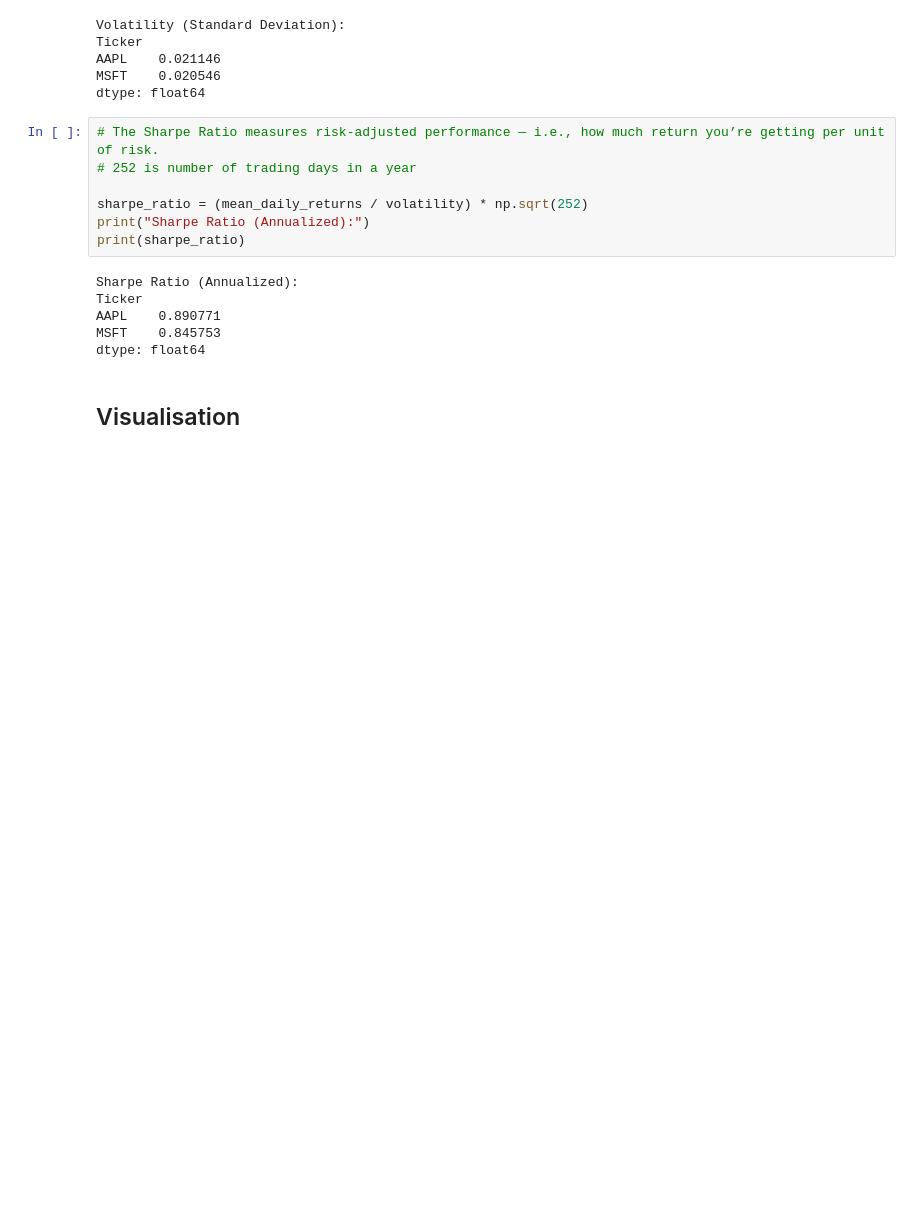
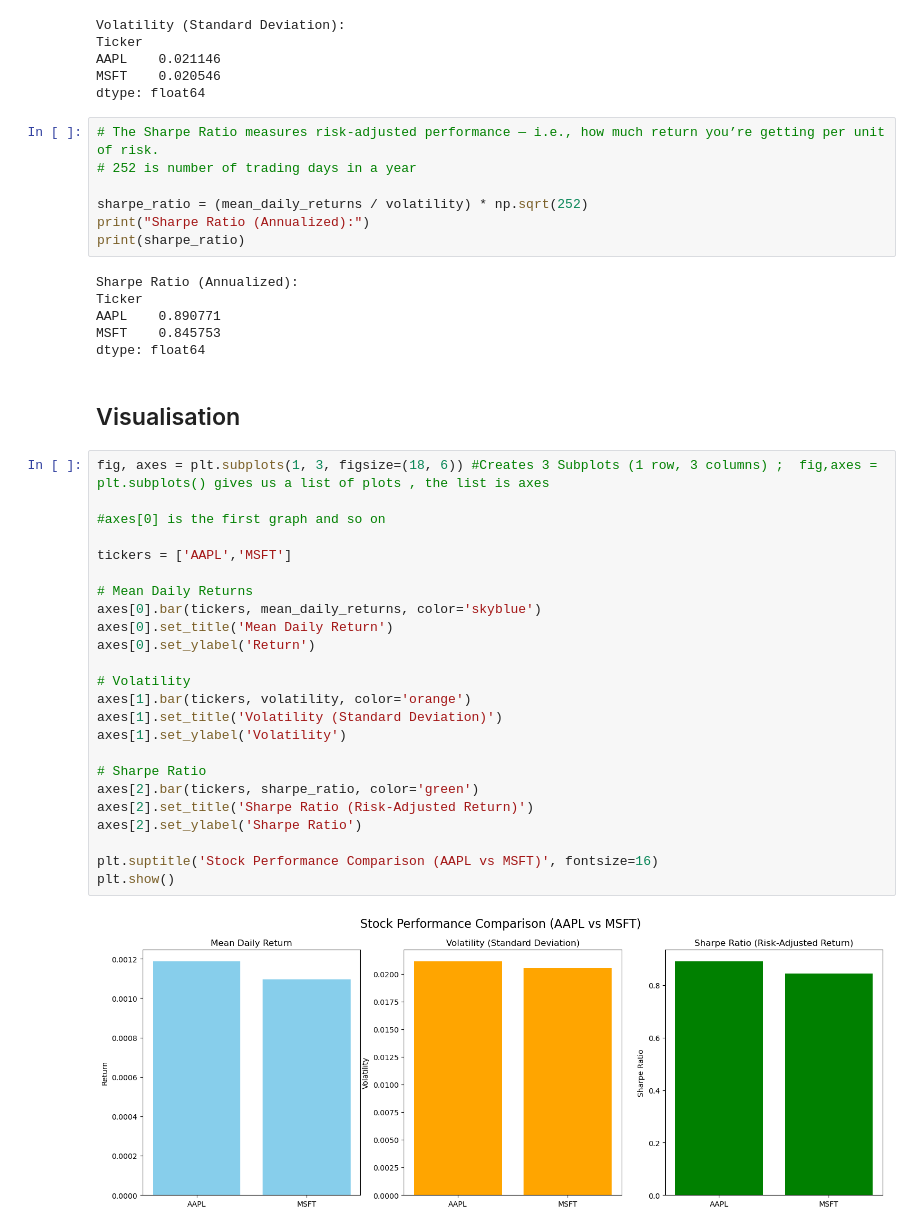
Before and after one commit to Sohail-Rasul/Stock-Price-Data-Analysis, a Jupyter notebook: StockPriceDataAnalysis.ipynb, the cells around one changed output. Saved outputs shown, nothing was run; the diff lists cells and outputs as text; blank space fills up the shorter version.

```diff
--- a/StockPriceDataAnalysis.ipynb
+++ b/StockPriceDataAnalysis.ipynb
@@ -175,3 +175,29 @@ MSFT    0.845753
 dtype: float64
 # %% [markdown]
 ## Visualisation
+# %%
+fig, axes = plt.subplots(1, 3, figsize=(18, 6)) #Creates 3 Subplots (1 row, 3 columns) ;  fig,axes = plt.subplots() gives us a list of plots , the list is axes
+
+#axes[0] is the first graph and so on
+
+tickers = ['AAPL','MSFT']
+
+# Mean Daily Returns
+axes[0].bar(tickers, mean_daily_returns, color='skyblue')
+axes[0].set_title('Mean Daily Return')
+axes[0].set_ylabel('Return')
+
+# Volatility
+axes[1].bar(tickers, volatility, color='orange')
+axes[1].set_title('Volatility (Standard Deviation)')
+axes[1].set_ylabel('Volatility')
+
+# Sharpe Ratio
+axes[2].bar(tickers, sharpe_ratio, color='green')
+axes[2].set_title('Sharpe Ratio (Risk-Adjusted Return)')
+axes[2].set_ylabel('Sharpe Ratio')
+
+plt.suptitle('Stock Performance Comparison (AAPL vs MSFT)', fontsize=16)
+plt.show()
+# %% [output]
+[figure, added]
```
